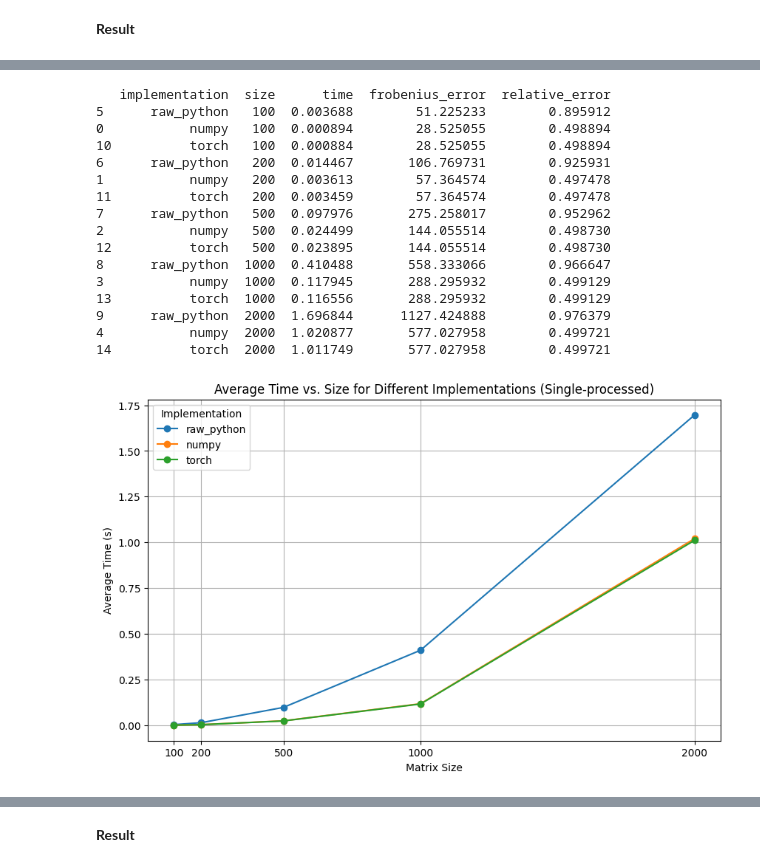
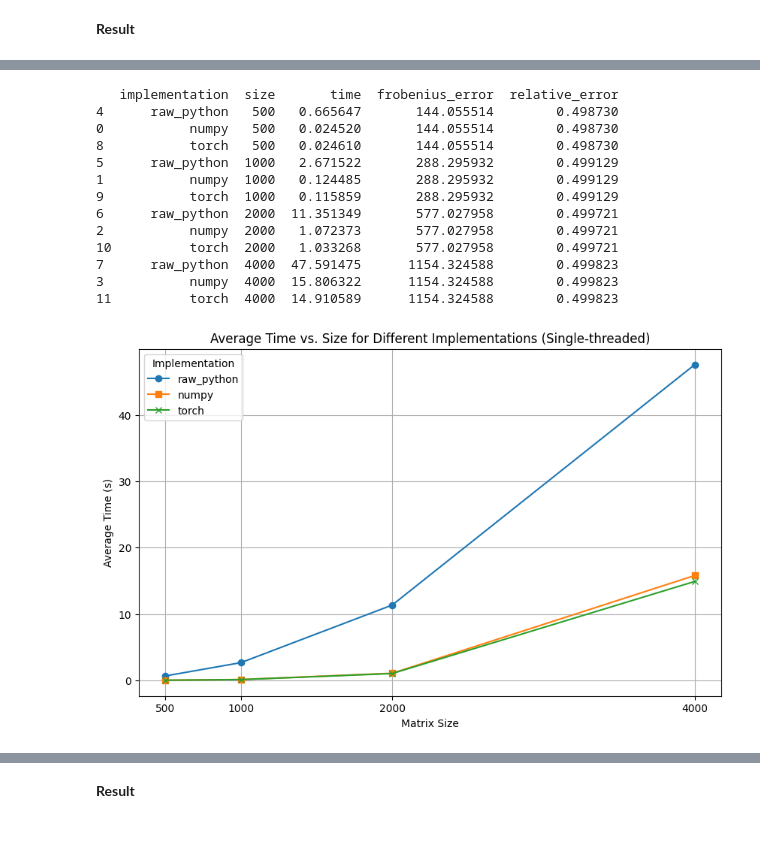
Before and after one commit to SothiKhorn019/cu-nswi131-svd-benchmark, a Jupyter notebook: report.ipynb, the cells around one changed output, grey strips where cells are left out. Drawn from its saved outputs; the diff is of its cells as text; code cells hidden in the pictures; blank space fills up the shorter version.

```diff
--- a/report.ipynb
+++ b/report.ipynb
@@ -97,0 +106,2 @@ All results will be reported with clear graphs and tables to highlight trade-off
+# %%
+single_thread_df = merged_df[merged_df["threads"] == 1]
@@ -151,67 +168,44 @@ print(merged_df.head())
 # %%
-# Filter only data where processes == 1
-single_process_df = merged_df[merged_df["processes"] == 1]
-
-# Group by implementation and matrix size, then compute average time and error
-summary = single_process_df.groupby(["implementation", "size"]).agg({
+summary = single_thread_df.groupby(["implementation", "size"]).agg({
     "time": "mean",
     "frobenius_error": "mean",
     "relative_error": "mean"
 }).reset_index()
 
-# Sort the results for easier interpretation
 summary = summary.sort_values(by=["size", "implementation"])
-
 implementation_order = ["raw_python", "numpy", "torch"]
 
 summary["implementation"] = pd.Categorical(summary["implementation"], categories=implementation_order, ordered=True)
-
 summary = summary.sort_values(by=["size", "implementation"])
-
-# Display the summary
 print(summary)
 # %% [output]
-   implementation  size      time  frobenius_error  relative_error
-5      raw_python   100  0.003688        51.225233        0.895912
-0           numpy   100  0.000894        28.525055        0.498894
-10          torch   100  0.000884        28.525055        0.498894
-6      raw_python   200  0.014467       106.769731        0.925931
-1           numpy   200  0.003613        57.364574        0.497478
-11          torch   200  0.003459        57.364574        0.497478
-7      raw_python   500  0.097976       275.258017        0.952962
-2           numpy   500  0.024499       144.055514        0.498730
-12          torch   500  0.023895       144.055514        0.498730
-8      raw_python  1000  0.410488       558.333066        0.966647
-3           numpy  1000  0.117945       288.295932        0.499129
-13          torch  1000  0.116556       288.295932        0.499129
-9      raw_python  2000  1.696844      1127.424888        0.976379
-4           numpy  2000  1.020877       577.027958        0.499721
-14          torch  2000  1.011749       577.027958        0.499721
+   implementation  size       time  frobenius_error  relative_error
+4      raw_python   500   0.665647       144.055514        0.498730
+0           numpy   500   0.024520       144.055514        0.498730
+8           torch   500   0.024610       144.055514        0.498730
+5      raw_python  1000   2.671522       288.295932        0.499129
+1           numpy  1000   0.124485       288.295932        0.499129
+9           torch  1000   0.115859       288.295932        0.499129
+6      raw_python  2000  11.351349       577.027958        0.499721
+2           numpy  2000   1.072373       577.027958        0.499721
+10          torch  2000   1.033268       577.027958        0.499721
+7      raw_python  4000  47.591475      1154.324588        0.499823
+3           numpy  4000  15.806322      1154.324588        0.499823
+11          torch  4000  14.910589      1154.324588        0.499823
 # %%
-# Define the exact sizes to plot
-exact_sizes = [100, 200, 500, 1000, 2000]
-
-# Filter the summary DataFrame to include only the exact sizes
-filtered_summary = summary[summary["size"].isin(exact_sizes)]
-
-# Create the plot
+markers = {"raw_python": "o", "numpy": "s", "torch": "x"}
 plt.figure(figsize=(10, 6))
 
-# Iterate through each implementation and plot the data
-for implementation_name in filtered_summary["implementation"].unique():
-    subset = filtered_summary[filtered_summary["implementation"] == implementation_name]
-    plt.plot(subset["size"], subset["time"], marker='o', label=implementation_name)
+for implementation_name in summary["implementation"].unique():
+    subset = summary[summary["implementation"] == implementation_name]
+    plt.plot(subset["size"], subset["time"], marker=markers.get(implementation_name), label=implementation_name)
 
-# Add labels and title
 plt.xlabel("Matrix Size")
 plt.ylabel("Average Time (s)")
-plt.title("Average Time vs. Size for Different Implementations (Single-processed)")
+plt.title("Average Time vs. Size for Different Implementations (Single-threaded)")
 plt.legend(title="Implementation")
 plt.grid(True)
-
-# Set x-axis ticks to show only the exact sizes
-plt.xticks(exact_sizes)
-
+plt.xticks(sizes)
 plt.show()
 # %% [output]
-[figure, old version]
+[figure, new version]
```
Also changed, not shown: parts of 48 cells of this notebook, 44 other files.
